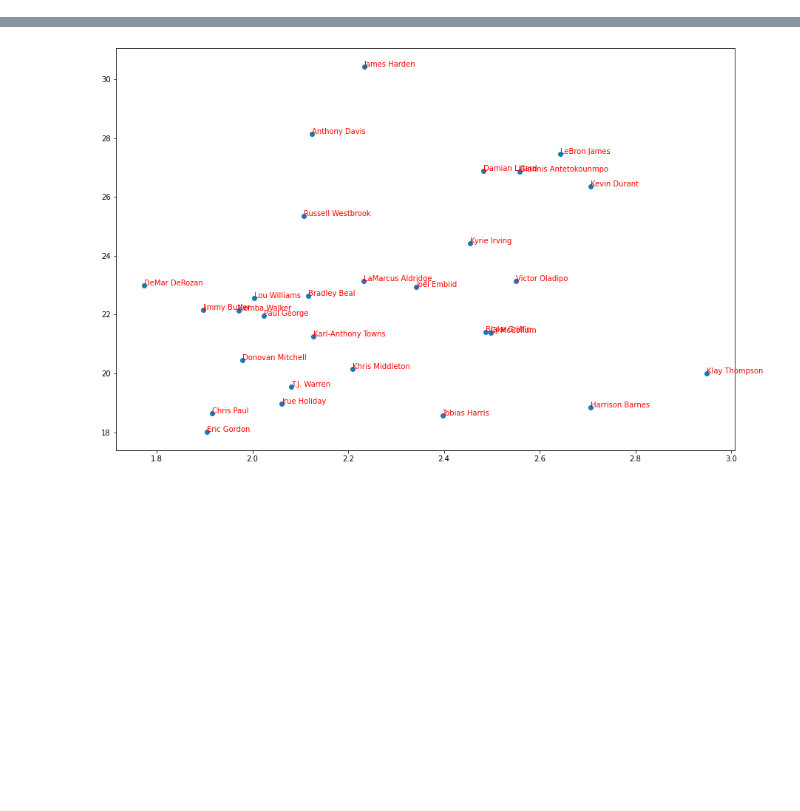
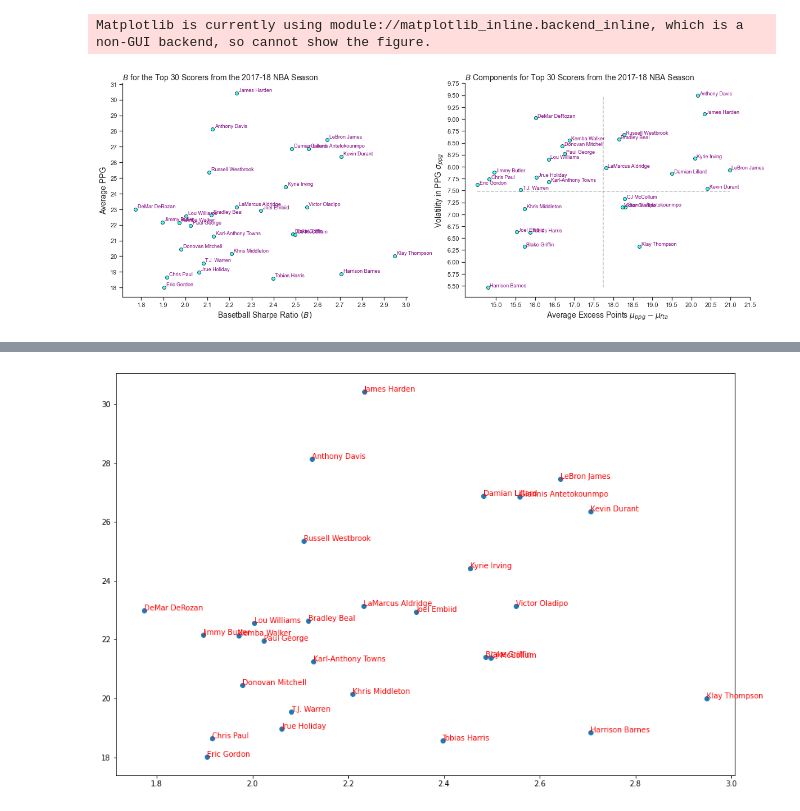
Before and after one commit to kirankrishnamurthi/NBA-Sharpe-Ratios, a Jupyter notebook: nba_sharpe.ipynb, the cells around one changed output, grey strips where cells are left out. Cells and saved outputs as stored; diff of their text form; code cells hidden in the pictures; blank space fills up the shorter version.

```diff
--- a/nba_sharpe.ipynb
+++ b/nba_sharpe.ipynb
@@ -202,0 +389,80 @@ get_bb_sharpe('James Harden', '2017')
+# %%
+#------ Top 30 Scorers Plot ---------#
+fig, ax = plt.subplots(1, 2, sharex = False, figsize = (20, 7))
+fontparams = {'font' : 'Arial', 'fontsize' : 14}
+
+#------ Sharpe Ratios Plot --------#
+ax[0].scatter(x = TS_201718['nbaBB Sharpe'], y = TS_201718['Average PPG'], ec = 'black', color = 'cyan', alpha = .75)
+
+#-- Add player name labels
+xdodge = .01
+ydodge = .1
+
+for i in range(0, len(TS_201718)):
+            ax[0].text(x = TS_201718['nbaBB Sharpe'][i] + xdodge, y = TS_201718['Average PPG'][i] + ydodge, s = TS_201718['Player'][i]
+                , fontdict = dict(color = 'purple', size = 9)
+                #, bbox = dict(facecolor= 'yellow', alpha = 0.5)
+                )
+
+
+#-- Adjust X & Y Axes
+ax[0].set_xticks(np.arange(1.8, 3.1, step = .1))
+ax[0].set_yticks(np.arange(18, 32, step = 1))
+
+ax[0].set_xlabel('Basetball Sharpe Ratio $(B)$'
+            , fontdict = fontparams)
+ax[0].set_ylabel('Average PPG'
+            , fontdict = fontparams)
+
+ax[0].set_title('$B$ for the Top 30 Scorers from the 2017-18 NBA Season'
+            , fontdict = fontparams
+            , loc = 'left')
+
+#------ Components Plot ----------#
+x_vec = (TS_201718['Average PPG'] - TS_201718['Average FTA'])
+y_vec = TS_201718['Volatility PPG']
+
+
+ax[1].scatter(x = x_vec #-- BB Sharpe Numerator
+            , y = y_vec #-- BB Sharpe Denominator
+            , ec = 'black', color = 'cyan', alpha = .75)
+
+#-- Add player name labels
+xdodge = .05
+ydodge = .01
+
+for i in range(0, len(TS_201718)):
+    ax[1].text(x = x_vec[i] + xdodge, y = y_vec[i] + ydodge, s = TS_201718['Player'][i]
+                , fontdict = dict(color = 'purple', size = 9)
+                #, bbox = dict(facecolor= 'yellow', alpha = 0.5)
+                )
+
+#-- Add Quadrants
+def midpoint(vector):
+    return (np.max(vector) + np.min(vector)) / 2
+
+ax[1].vlines(x = midpoint(x_vec), ymin = np.min(y_vec), ymax = np.max(y_vec)
+            , linestyles = 'dashed', color = 'grey', alpha = .5)
+
+ax[1].hlines(y = midpoint(y_vec), xmin = np.min(x_vec), xmax = np.max(x_vec)
+            , linestyles = 'dashed', color = 'grey', alpha = .5)
+
+#-- Adjust X & Y Axes
+ax[1].set_xticks(np.arange(15, 22, step = .5))
+ax[1].set_yticks(np.arange(5.5, 10, step = .25))
+
+ax[1].set_xlabel('Average Excess Points $\mu_{ppg} - \mu_{fta}$'
+            , fontdict = fontparams)
+ax[1].set_ylabel('Volatility in PPG $\sigma_{ppg}$'
+            , fontdict = fontparams)
+
+ax[1].set_title('$B$ Components for Top 30 Scorers from the 2017-18 NBA Season'
+            , fontdict = fontparams
+            , loc = 'left')
+
+fig.savefig('joint_sharpe_plots_for_1718.png', dpi = 300)
+
+fig.show()
+# %% [output]
+Matplotlib is currently using module://matplotlib_inline.backend_inline, which is a non-GUI backend, so cannot show the figure.
+[figure, added]
```
Also changed, not shown: parts of 23 cells of this notebook, 6 other files.
